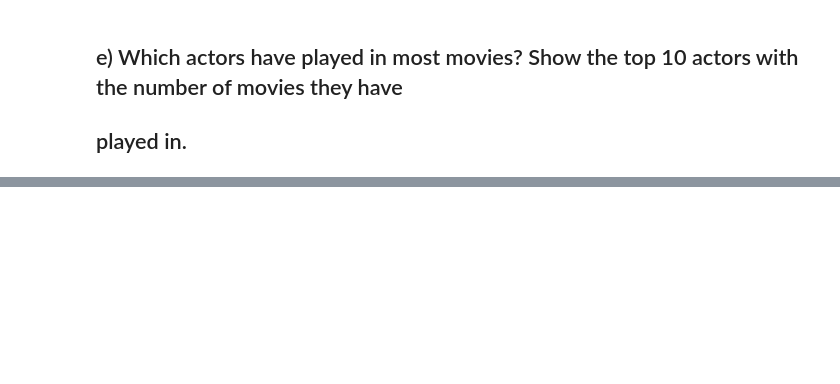
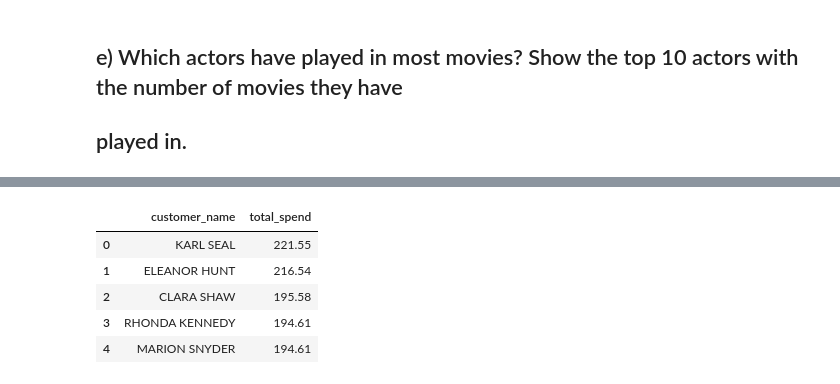
Before and after one commit to EdvinGlawing/sakila_lab_edvin_glawing, a Jupyter notebook: jupyter_notebook.ipynb, the cells around one changed output, grey strips where cells are left out. Drawn from its saved outputs; the diff is of its cells as text; code cells hidden in the pictures; blank space fills up the shorter version.

```diff
--- a/jupyter_notebook.ipynb
+++ b/jupyter_notebook.ipynb
@@ -167,0 +182,19 @@ ORDER BY film_count DESC LIMIT 10
+# %%
+customers_spend = query_sakila("""
+SELECT
+c.first_name || ' ' || c.last_name AS customer_name,
+SUM(p.amount) AS total_spend
+FROM customer c
+JOIN payment p ON p.customer_id = c.customer_id
+GROUP BY customer_name
+ORDER BY total_spend DESC
+""")
+
+customers_spend.head()
+# %% [output]
+|  | customer_name | total_spend |
+| 0 | KARL SEAL | 221.55 |
+| 1 | ELEANOR HUNT | 216.54 |
+| 2 | CLARA SHAW | 195.58 |
+| 3 | RHONDA KENNEDY | 194.61 |
+| 4 | MARION SNYDER | 194.61 |
```
Also changed, not shown: parts of 13 cells of this notebook.
